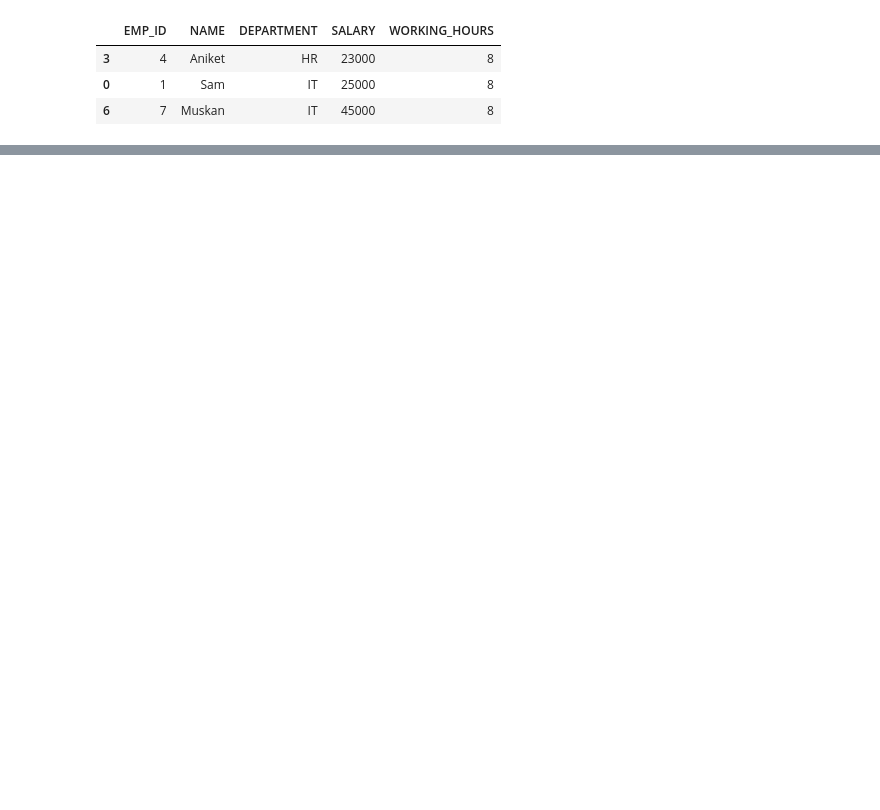
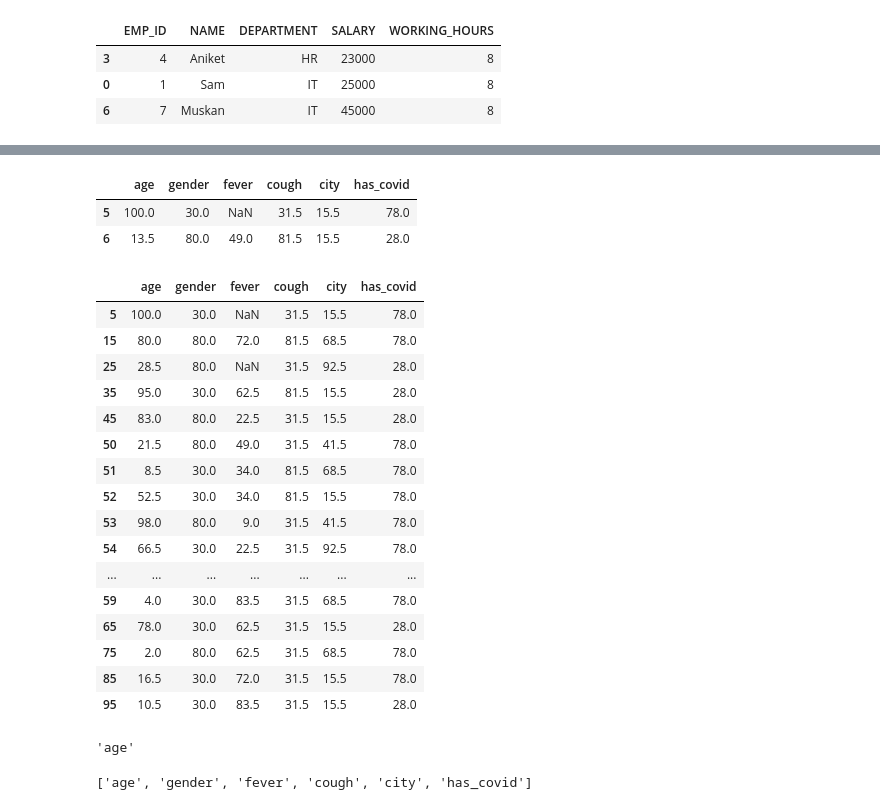
Before and after one commit to sharmashuc/advance-.python, a Jupyter notebook: advance python pandas.ipynb, the cells around one changed output, grey strips where cells are left out. Drawn from its saved outputs; the diff is of its cells as text; code cells hidden in the pictures; blank space fills up the shorter version.

Commit message:
pandas

```diff
--- a/advance python pandas.ipynb
+++ b/advance python pandas.ipynb
@@ -102,0 +105,2 @@ df.to_csv("C:\\Users\\snehr\\Desktop\\shubhi pdfs\\emp_info.csv")
+# %%
+df = pd.read_csv("C:\\Users\\snehr\\Desktop\\Datasets for pandas (24-05-2024)_files\\covid_toy.csv")
@@ -102,0 +226,5 @@ df.to_csv("C:\\Users\\snehr\\Desktop\\shubhi pdfs\\emp_info.csv")
+# %%
+df = df.copy()
+# %%
+df = df.rank()    # rank each column default
+df
@@ -102,0 +330,3 @@ df.to_csv("C:\\Users\\snehr\\Desktop\\shubhi pdfs\\emp_info.csv")
+# %%
+t = df.add(4)
+t
@@ -102,0 +430,28 @@ df.to_csv("C:\\Users\\snehr\\Desktop\\shubhi pdfs\\emp_info.csv")
+# %%
+s = df.filter(items = [5,6] , axis = 0)
+s
+# %% [output]
+|  | age | gender | fever | cough | city | has_covid |
+| 5 | 100.0 | 30.0 | NaN | 31.5 | 15.5 | 78.0 |
+| 6 | 13.5 | 80.0 | 49.0 | 81.5 | 15.5 | 28.0 |
+# %%
+t = df.filter(like = '5' , axis = 0)
+t
+# %% [output]
+|  | age | gender | fever | cough | city | has_covid |
+| 5 | 100.0 | 30.0 | NaN | 31.5 | 15.5 | 78.0 |
+| 15 | 80.0 | 80.0 | 72.0 | 81.5 | 68.5 | 78.0 |
+| 25 | 28.5 | 80.0 | NaN | 31.5 | 92.5 | 28.0 |
+| 35 | 95.0 | 30.0 | 62.5 | 81.5 | 15.5 | 28.0 |
+| 45 | 83.0 | 80.0 | 22.5 | 31.5 | 15.5 | 28.0 |
+| 50 | 21.5 | 80.0 | 49.0 | 31.5 | 41.5 | 78.0 |
+| 51 | 8.5 | 30.0 | 34.0 | 81.5 | 68.5 | 78.0 |
+| 52 | 52.5 | 30.0 | 34.0 | 81.5 | 15.5 | 78.0 |
+| 53 | 98.0 | 80.0 | 9.0 | 31.5 | 41.5 | 78.0 |
+| 54 | 66.5 | 30.0 | 22.5 | 31.5 | 92.5 | 78.0 |
+| ... | ... | ... | ... | ... | ... | ... |
+| 59 | 4.0 | 30.0 | 83.5 | 31.5 | 68.5 | 78.0 |
+| 65 | 78.0 | 30.0 | 62.5 | 31.5 | 15.5 | 28.0 |
+| 75 | 2.0 | 80.0 | 62.5 | 31.5 | 68.5 | 78.0 |
+| 85 | 16.5 | 30.0 | 72.0 | 31.5 | 15.5 | 78.0 |
+| 95 | 10.5 | 30.0 | 83.5 | 31.5 | 15.5 | 28.0 |
@@ -102,0 +464,10 @@ df.to_csv("C:\\Users\\snehr\\Desktop\\shubhi pdfs\\emp_info.csv")
+# %%
+label = df.columns[0]  # first column label
+label
+# %% [output]
+'age'
+# %%
+p = df.columns.tolist()    # list of column labels
+p
+# %% [output]
+['age', 'gender', 'fever', 'cough', 'city', 'has_covid']
```
Also changed, not shown: parts of 47 cells of this notebook.
